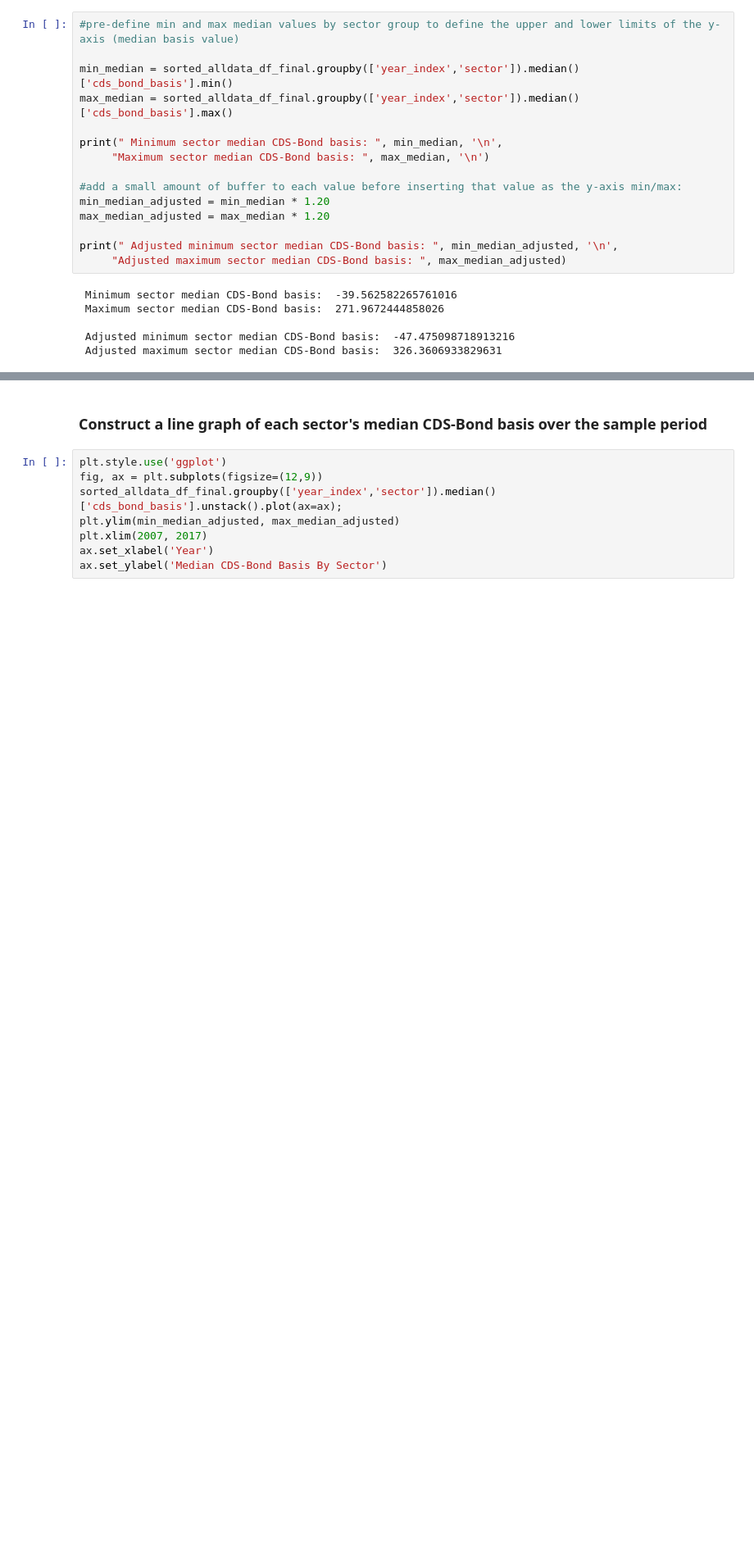
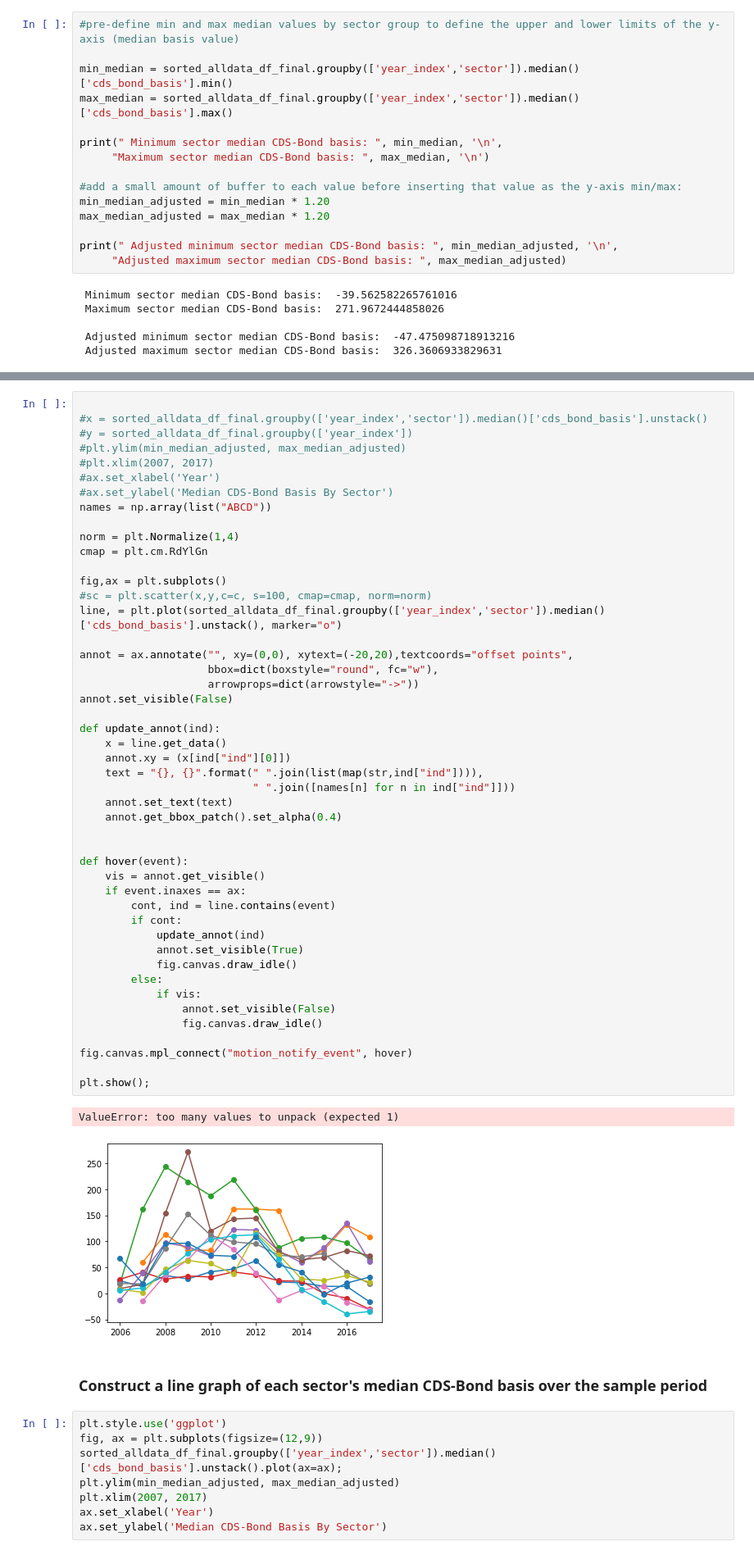
Before and after one commit to Jspano95/Jspano_MScQFin_Thesis, a Jupyter notebook: Jspano_MSc_QuantFin_Public_Github_V1.00.ipynb, the cells around one changed output, grey strips where cells are left out. Shown: that part at 82% size. Cells and saved outputs as stored; diff of their text form; blank space fills up the shorter version.

```diff
--- a/Jspano_MSc_QuantFin_Public_Github_V1.00.ipynb
+++ b/Jspano_MSc_QuantFin_Public_Github_V1.00.ipynb
@@ -1070,3 +1096,53 @@ print(" Adjusted minimum sector median CDS-Bond basis: ", min_median_adjusted, '
+# %%
+
+#x = sorted_alldata_df_final.groupby(['year_index','sector']).median()['cds_bond_basis'].unstack()
+#y = sorted_alldata_df_final.groupby(['year_index'])
+#plt.ylim(min_median_adjusted, max_median_adjusted)
+#plt.xlim(2007, 2017)
+#ax.set_xlabel('Year')
+#ax.set_ylabel('Median CDS-Bond Basis By Sector')
+names = np.array(list("ABCD"))
+
+norm = plt.Normalize(1,4)
+cmap = plt.cm.RdYlGn
+
+fig,ax = plt.subplots()
+#sc = plt.scatter(x,y,c=c, s=100, cmap=cmap, norm=norm)
+line, = plt.plot(sorted_alldata_df_final.groupby(['year_index','sector']).median()['cds_bond_basis'].unstack(), marker="o")
+
+annot = ax.annotate("", xy=(0,0), xytext=(-20,20),textcoords="offset points",
+                    bbox=dict(boxstyle="round", fc="w"),
+                    arrowprops=dict(arrowstyle="->"))
+annot.set_visible(False)
+
+def update_annot(ind):
+    x = line.get_data()
+    annot.xy = (x[ind["ind"][0]])
+    text = "{}, {}".format(" ".join(list(map(str,ind["ind"]))),
+                           " ".join([names[n] for n in ind["ind"]]))
+    annot.set_text(text)
+    annot.get_bbox_patch().set_alpha(0.4)
+
+
+def hover(event):
+    vis = annot.get_visible()
+    if event.inaxes == ax:
+        cont, ind = line.contains(event)
+        if cont:
+            update_annot(ind)
+            annot.set_visible(True)
+            fig.canvas.draw_idle()
+        else:
+            if vis:
+                annot.set_visible(False)
+                fig.canvas.draw_idle()
+
+fig.canvas.mpl_connect("motion_notify_event", hover)
+
+plt.show();
+# %% [output]
+ValueError: too many values to unpack (expected 1)
+[figure, added]
 # %% [markdown]
 ### Construct a line graph of each sector's median CDS-Bond basis over the sample period
 # %%
```
Also changed, not shown: parts of 44 cells of this notebook.
